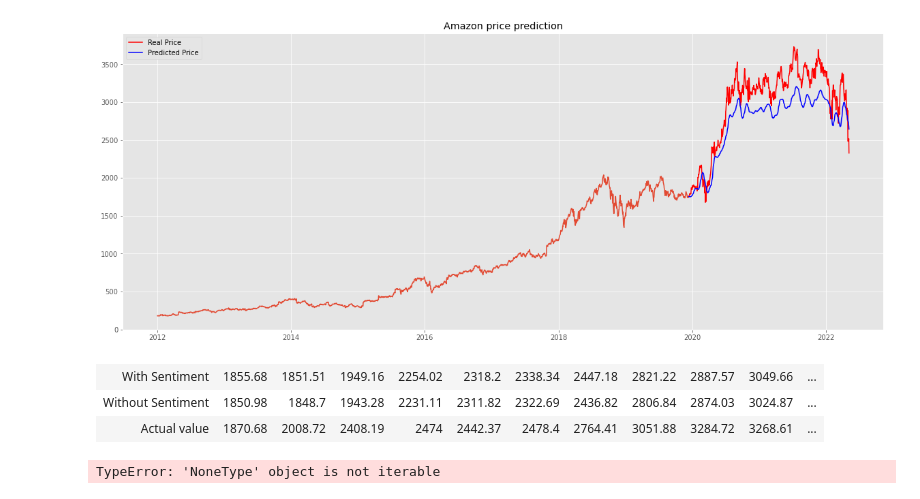
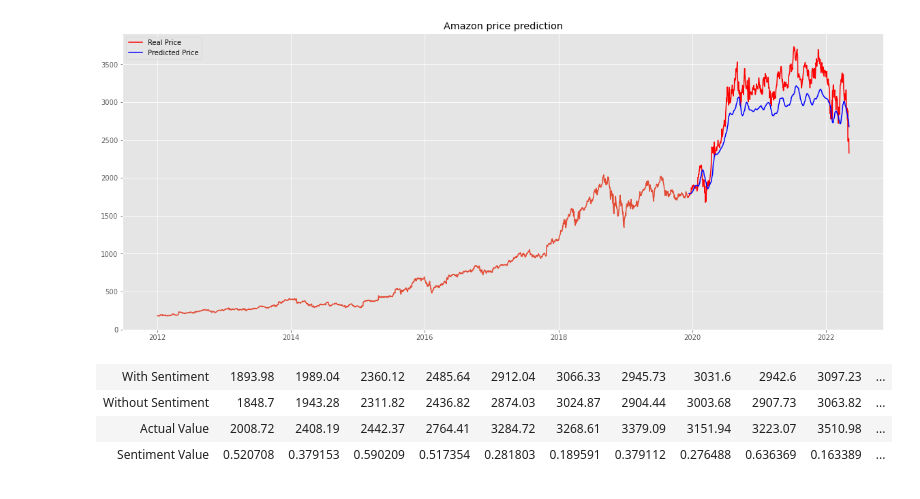
Before and after one commit to codevardhan/stock-price-prediction, a Jupyter notebook: Prediction_with_sentiment.ipynb, the cells around one changed output. Drawn from its saved outputs; the diff is of its cells as text; code cells hidden in the pictures.

```diff
--- a/Prediction_with_sentiment.ipynb
+++ b/Prediction_with_sentiment.ipynb
@@ -347,33 +349,24 @@ See the caveats in the documentation: https://pandas.pydata.org/pandas-docs/stab
 # %%
 valid = pd.read_csv('output/preds_sent.csv')
 valid_no_sent = pd.read_csv('output/preds_no_sent.csv')
 
-sent = []
-no_sent = []
-real = []
-
 l1 = ['With Sentiment']
 l2 = ['Without Sentiment']
-l3 = ['Actual value']
+l3 = ['Actual Value']
+l4 = ['Sentiment Value']
 
 for i, row in valid.iterrows():
-    if row['sentiment'] != 0.0:
-        sent.append(row['Predictions'])
-        no_sent.append(valid_no_sent.loc[i]['Predictions'])
-        real.append(row['Close'])
+    if row['sentiment'] != 0.0 and row['sentiment']>0:
+            l1.append(row['Predictions'])
+            l2.append(valid_no_sent.loc[i]['Predictions'])
+            l3.append(row['Close'])
+            l4.append(row['sentiment'])
 
-l1 +=
-
-data = [l1, l2, l3]
+data = [l1, l2, l3, l4]
 table = tabulate.tabulate(data, tablefmt='html')
 table
 # %% [output]
-| With Sentiment | 1855.68 | 1851.51 | 1949.16 | 2254.02 | 2318.2 | 2338.34 | 2447.18 | 2821.22 | 2887.57 | 3049.66 | ... |
-| Without Sentiment | 1850.98 | 1848.7 | 1943.28 | 2231.11 | 2311.82 | 2322.69 | 2436.82 | 2806.84 | 2874.03 | 3024.87 | ... |
-| Actual value | 1870.68 | 2008.72 | 2408.19 | 2474 | 2442.37 | 2478.4 | 2764.41 | 3051.88 | 3284.72 | 3268.61 | ... |
+| With Sentiment | 1893.98 | 1989.04 | 2360.12 | 2485.64 | 2912.04 | 3066.33 | 2945.73 | 3031.6 | 2942.6 | 3097.23 | ... |
+| Without Sentiment | 1848.7 | 1943.28 | 2311.82 | 2436.82 | 2874.03 | 3024.87 | 2904.44 | 3003.68 | 2907.73 | 3063.82 | ... |
+| Actual Value | 2008.72 | 2408.19 | 2442.37 | 2764.41 | 3284.72 | 3268.61 | 3379.09 | 3151.94 | 3223.07 | 3510.98 | ... |
+| Sentiment Value | 0.520708 | 0.379153 | 0.590209 | 0.517354 | 0.281803 | 0.189591 | 0.379112 | 0.276488 | 0.636369 | 0.163389 | ... |
-# %%
-data = [X, l2.reverse(), l3.reverse()]
-table = tabulate.tabulate(data, tablefmt='html')
-table
-# %% [output]
-TypeError: 'NoneType' object is not iterable
```
Also changed, not shown: parts of 9 cells of this notebook, 2 other files.
